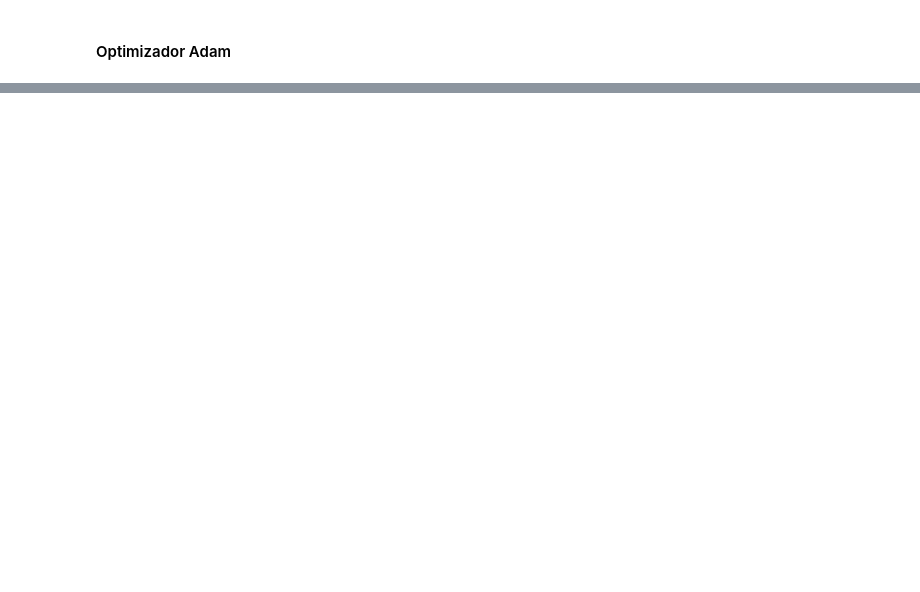
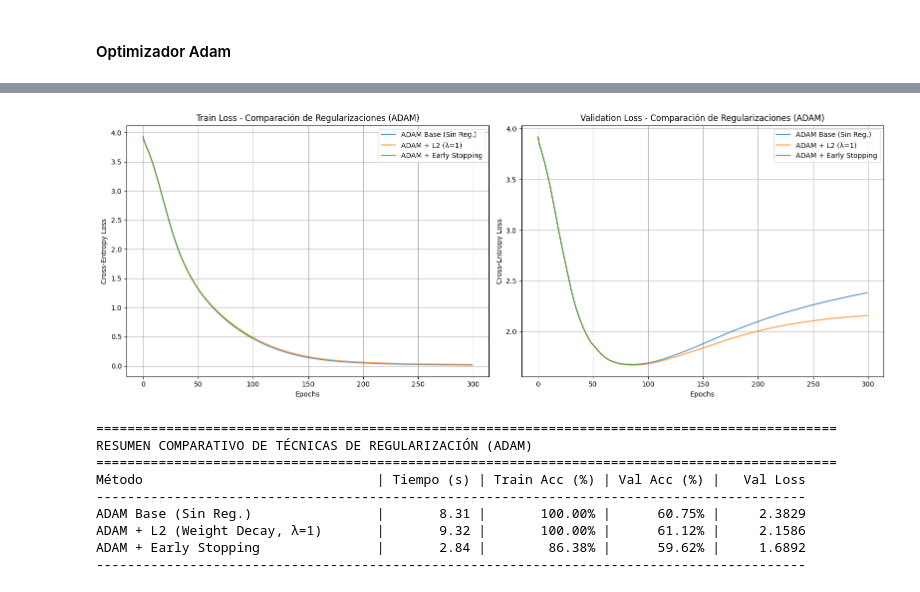
Before and after one commit to Santicar575/TP3_ML_Redes_Neuronales, a Jupyter notebook: notebooks/Entrega_TP3.ipynb, the cells around one changed output, grey strips where cells are left out. Cells and saved outputs as stored; diff of their text form; code cells hidden in the pictures; blank space fills up the shorter version.

```diff
--- a/notebooks/Entrega_TP3.ipynb
+++ b/notebooks/Entrega_TP3.ipynb
@@ -670,0 +1086,14 @@ Esto demuestra que el ruido estocástico inherente a la estimación del gradient
+# %%
+print("\nEntrenando M_adam_es (ADAM + Early Stopping)...")
+M_adam_es = MLP(n_layers=3, nodes_per_layer=[784, 128, 64, 49], random_seed=RANDOM_SEED)
+
+start_time = time.time()
+train_loss_es, val_loss_es = M_adam_es.fit(
+    X_train_full, y_train_full,
+    eta_0=0.001, epochs=300,
+    X_val=X_val_full, y_val=y_val_full,
+    optimizer="adam",
+    early_stopping=True, patience=15, min_delta=0.001
+)
+time_es = time.time() - start_time
+print(f"Finalizado en {time_es:.2f} segundos.")
@@ -670,0 +1104,66 @@ Esto demuestra que el ruido estocástico inherente a la estimación del gradient
+# %%
+fig, axes = plt.subplots(1, 2, figsize=(16, 6))
+
+# --- Train Loss ---
+axes[0].plot(train_loss_adam, label='ADAM Base (Sin Reg.)', alpha=0.8)
+axes[0].plot(train_loss_l2, label='ADAM + L2 (λ=1)', alpha=0.8)
+axes[0].plot(train_loss_es, label='ADAM + Early Stopping', alpha=0.8)
+axes[0].set_title('Train Loss - Comparación de Regularizaciones (ADAM)')
+axes[0].set_xlabel('Epochs')
+axes[0].set_ylabel('Cross-Entropy Loss')
+axes[0].legend()
+axes[0].grid(True)
+
+# --- Validation Loss ---
+axes[1].plot(val_loss_adam, label='ADAM Base (Sin Reg.)', alpha=0.8)
+axes[1].plot(val_loss_l2, label='ADAM + L2 (λ=1)', alpha=0.8)
+axes[1].plot(val_loss_es, label='ADAM + Early Stopping', alpha=0.8)
+axes[1].set_title('Validation Loss - Comparación de Regularizaciones (ADAM)')
+axes[1].set_xlabel('Epochs')
+axes[1].set_ylabel('Cross-Entropy Loss')
+axes[1].legend()
+axes[1].grid(True)
+
+plt.tight_layout()
+plt.show()
+
+# Calcular métricas globales
+y_pred_base_train = predict_classes(M_adam, X_train_full)
+y_pred_base_val = predict_classes(M_adam, X_val_full)
+acc_base_train = np.mean(y_pred_base_train == y_train) * 100
+acc_base_val = np.mean(y_pred_base_val == y_val) * 100
+
+y_pred_l2_train = predict_classes(M_adam_l2, X_train_full)
+y_pred_l2_val = predict_classes(M_adam_l2, X_val_full)
+acc_l2_train = np.mean(y_pred_l2_train == y_train) * 100
+acc_l2_val = np.mean(y_pred_l2_val == y_val) * 100
+
+y_pred_es_train = predict_classes(M_adam_es, X_train_full)
+y_pred_es_val = predict_classes(M_adam_es, X_val_full)
+acc_es_train = np.mean(y_pred_es_train == y_train) * 100
+acc_es_val = np.mean(y_pred_es_val == y_val) * 100
+
+print("\n" + "="*95)
+print("RESUMEN COMPARATIVO DE TÉCNICAS DE REGULARIZACIÓN (ADAM)")
+print("="*95)
+
+header = f"{'Método':<35} | {'Tiempo (s)':>10} | {'Train Acc (%)':>13} | {'Val Acc (%)':>11} | {'Val Loss':>10}"
+sep = "-" * len(header)
+print(header)
+print(sep)
+
+print(f"{'ADAM Base (Sin Reg.)':<35} | {time_adam:>10.2f} | {acc_base_train:>12.2f}% | {acc_base_val:>10.2f}% | {val_loss_adam[-1]:>10.4f}")
+print(f"{'ADAM + L2 (Weight Decay, λ=1)':<35} | {time_l2:>10.2f} | {acc_l2_train:>12.2f}% | {acc_l2_val:>10.2f}% | {val_loss_l2[-1]:>10.4f}")
+print(f"{'ADAM + Early Stopping':<35} | {time_es:>10.2f} | {acc_es_train:>12.2f}% | {acc_es_val:>10.2f}% | {val_loss_es[-1]:>10.4f}")
+print(sep)
+# %% [output]
+[figure, added]
+===============================================================================================
+RESUMEN COMPARATIVO DE TÉCNICAS DE REGULARIZACIÓN (ADAM)
+===============================================================================================
+Método                              | Tiempo (s) | Train Acc (%) | Val Acc (%) |   Val Loss
+-------------------------------------------------------------------------------------------
+ADAM Base (Sin Reg.)                |       8.31 |       100.00% |      60.75% |     2.3829
+ADAM + L2 (Weight Decay, λ=1)       |       9.32 |       100.00% |      61.12% |     2.1586
+ADAM + Early Stopping               |       2.84 |        86.38% |      59.62% |     1.6892
+-------------------------------------------------------------------------------------------
```
Also changed, not shown: parts of 19 cells of this notebook, 1 other file.
